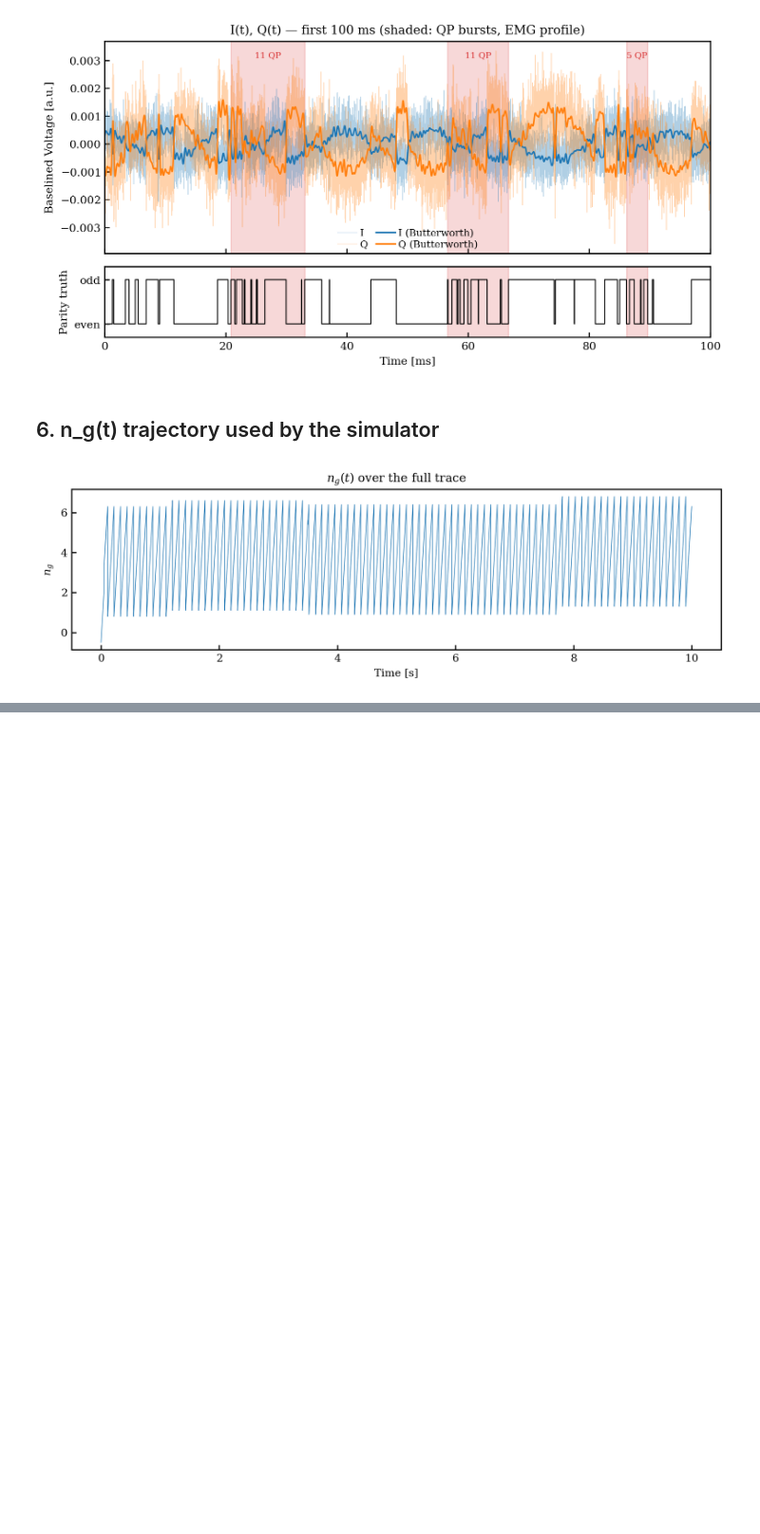
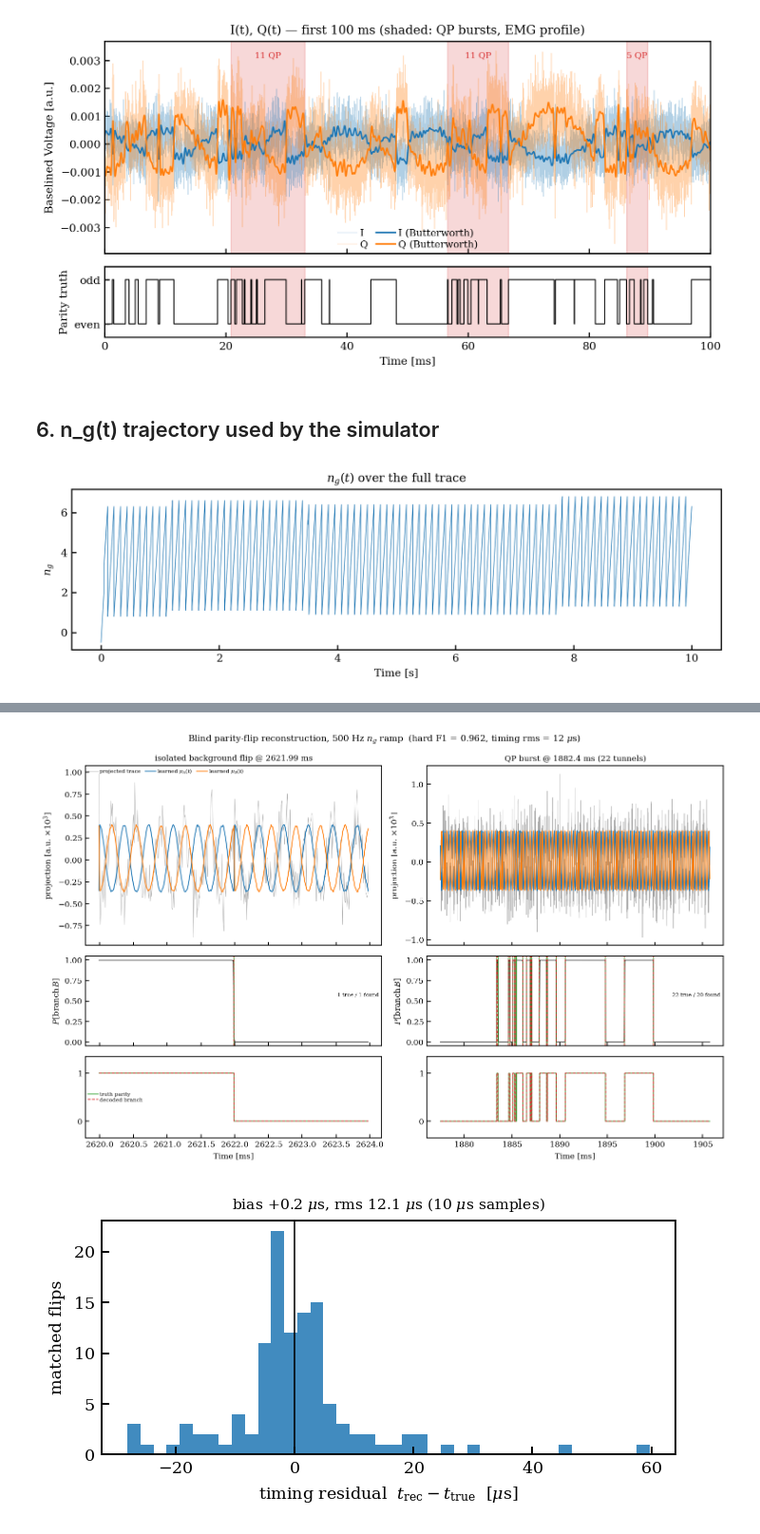
Before and after one commit to WashU-Astroparticle-Lab/qpd, a Jupyter notebook: notebooks/simulation.ipynb, the cells around one changed output, grey strips where cells are left out. Shown at 95% size. Drawn from its saved outputs; the diff is of its cells as text; code cells hidden in the pictures; blank space fills up the shorter version.

```diff
--- a/notebooks/simulation.ipynb
+++ b/notebooks/simulation.ipynb
@@ -214,0 +305,71 @@ plt.show()
+# %%
+t_f = res_fast.t
+x_proj = rec.emission.project(res_fast.iq)
+mu_a, mu_b = rec.emission.branch_means()
+
+# Window 1: the most isolated background flip.  Window 2: the biggest burst.
+gaps = np.diff(np.concatenate(([0.0], res_fast.flip_times, [DURATION])))
+t_iso = res_fast.flip_times[np.argmax(np.minimum(gaps[:-1], gaps[1:]))]
+big = max(res_fast.bursts, key=lambda b: b.n_qp)
+pad = 0.3 * (big.t_end - big.t_start) + 1e-3
+windows = [(t_iso - 2e-3, t_iso + 2e-3,
+            f'isolated background flip @ {t_iso*1e3:.2f} ms'),
+           (big.t_start - pad, big.t_end + pad,
+            f'QP burst @ {big.t_arrival*1e3:.1f} ms ({big.n_qp} tunnels)')]
+
+fig, axes = plt.subplots(3, 2, figsize=(11, 7), sharex='col',
+                         gridspec_kw={'height_ratios': [2.2, 1.1, 1.0]})
+for col, (lo, hi, title) in enumerate(windows):
+    w = (t_f >= lo) & (t_f <= hi)
+    tt = t_f[w] * 1e3
+    true_in = res_fast.flip_times[(res_fast.flip_times >= lo) & (res_fast.flip_times <= hi)]
+    rec_in = rec.flip_times[(rec.flip_times >= lo) & (rec.flip_times <= hi)]
+
+    ax = axes[0, col]
+    ax.plot(tt, x_proj[w]*1e3, lw=0.4, color='0.65', label='projected trace')
+    ax.plot(tt, mu_a[w]*1e3, lw=1.0, color='tab:blue', label=r'learned $\mu_A(t)$')
+    ax.plot(tt, mu_b[w]*1e3, lw=1.0, color='tab:orange', label=r'learned $\mu_B(t)$')
+    ax.set_title(title, fontsize=9)
+    ax.set_ylabel(r'projection [a.u. $\times10^3$]')
+    if col == 0:
+        ax.legend(fontsize=6, ncol=3, loc='upper left')
+
+    ax = axes[1, col]
+    ax.plot(tt, rec.posterior[w], lw=0.8, color='k')
+    for tf in true_in:
+        ax.axvline(tf*1e3, color='tab:green', lw=0.9, alpha=0.85)
+    for tf in rec_in:
+        ax.axvline(tf*1e3, color='tab:red', lw=0.9, ls='--', alpha=0.9)
+    ax.set_ylim(-0.05, 1.05)
+    ax.set_ylabel(r'$P[\mathrm{branch}\,B]$')
+    ax.text(0.99, 0.55, f'{true_in.size} true / {rec_in.size} found',
+            transform=ax.transAxes, ha='right', fontsize=6)
+
+    ax = axes[2, col]
+    ax.step(tt, res_fast.parity[w], where='post', lw=0.9, color='tab:green',
+            label='truth parity')
+    ax.step(tt, rec.branch[w], where='post', lw=0.9, ls='--', color='tab:red',
+            label='decoded branch')
+    ax.set_yticks([0, 1]); ax.set_ylim(-0.35, 1.35)
+    ax.set_xlabel('Time [ms]')
+    if col == 0:
+        ax.legend(fontsize=6, loc='center left')
+
+fig.suptitle('Blind parity-flip reconstruction, 500 Hz $n_g$ ramp  '
+             f'(hard F1 = {score.hard_f1:.3f}, timing rms = {score.rms_s*1e6:.0f} '
+             r'$\mu$s)', fontsize=10)
+fig.tight_layout()
+plt.show()
+
+fig, ax = plt.subplots(figsize=(5, 2.6))
+ax.hist(score.dt*1e6, bins=40, color='tab:blue', alpha=0.85)
+ax.axvline(0.0, color='k', lw=0.8)
+ax.set_xlabel(r'timing residual  $t_{\rm rec} - t_{\rm true}$  [$\mu$s]')
+ax.set_ylabel('matched flips')
+ax.set_title(f'bias {score.bias_s*1e6:+.1f} $\\mu$s, rms {score.rms_s*1e6:.1f} $\\mu$s '
+             '(10 $\\mu$s samples)', fontsize=8)
+fig.tight_layout()
+plt.show()
+# %% [output]
+[figure, added]
+[figure, added]
```
Also changed, not shown: parts of 5 cells of this notebook, 11 other files.
